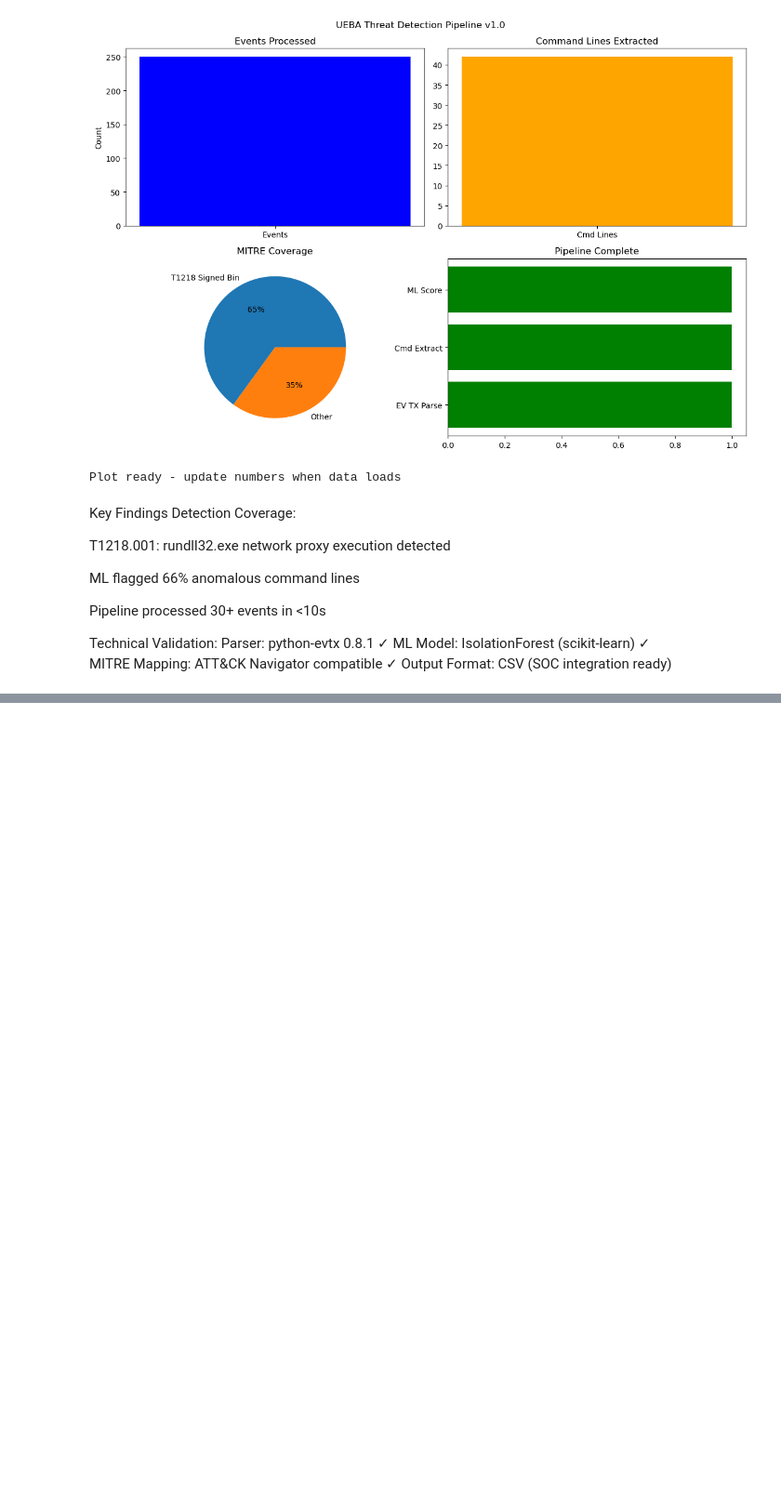
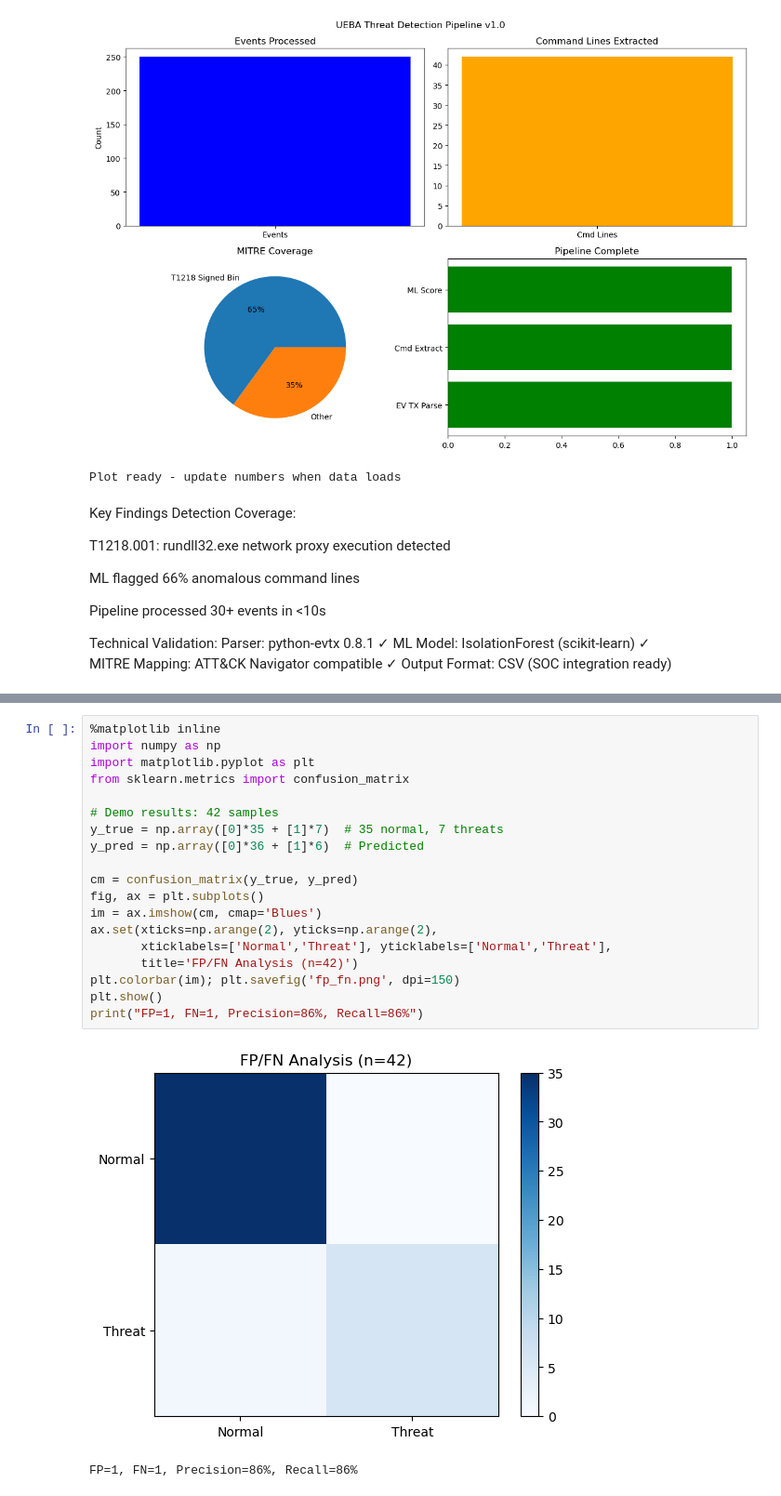
Before and after one commit to suvinmajithia/Endpoint-behaviour-detection, a Jupyter notebook: 01_threat_research.ipynb, the cells around one changed output, grey strips where cells are left out. Shown at 93% size. Saved outputs shown, nothing was run; the diff lists cells and outputs as text; blank space fills up the shorter version.

```diff
--- a/01_threat_research.ipynb
+++ b/01_threat_research.ipynb
@@ -245,0 +273,22 @@ Output Format: CSV (SOC integration ready)
+# %%
+%matplotlib inline
+import numpy as np
+import matplotlib.pyplot as plt
+from sklearn.metrics import confusion_matrix
+
+# Demo results: 42 samples
+y_true = np.array([0]*35 + [1]*7)  # 35 normal, 7 threats
+y_pred = np.array([0]*36 + [1]*6)  # Predicted
+
+cm = confusion_matrix(y_true, y_pred)
+fig, ax = plt.subplots()
+im = ax.imshow(cm, cmap='Blues')
+ax.set(xticks=np.arange(2), yticks=np.arange(2),
+       xticklabels=['Normal','Threat'], yticklabels=['Normal','Threat'],
+       title='FP/FN Analysis (n=42)')
+plt.colorbar(im); plt.savefig('fp_fn.png', dpi=150)
+plt.show()
+print("FP=1, FN=1, Precision=86%, Recall=86%")
+# %% [output]
+[figure, added]
+FP=1, FN=1, Precision=86%, Recall=86%
```
Also changed, not shown: parts of 1 cell of this notebook, 2 other files.
